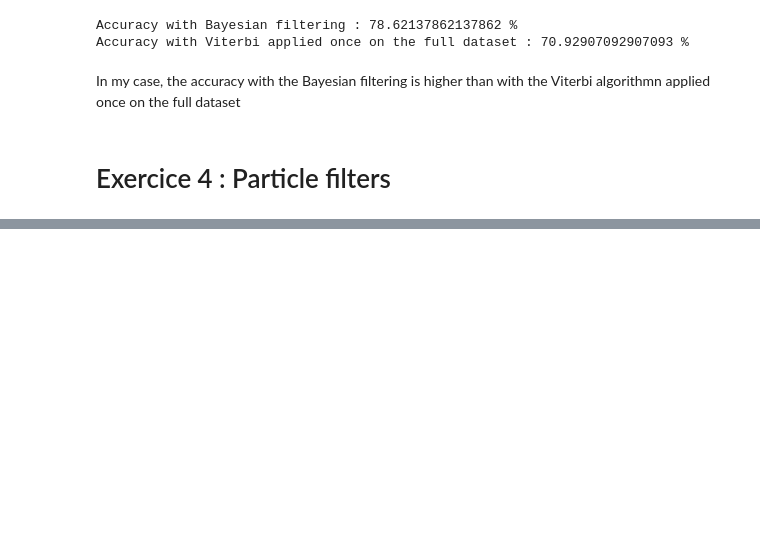
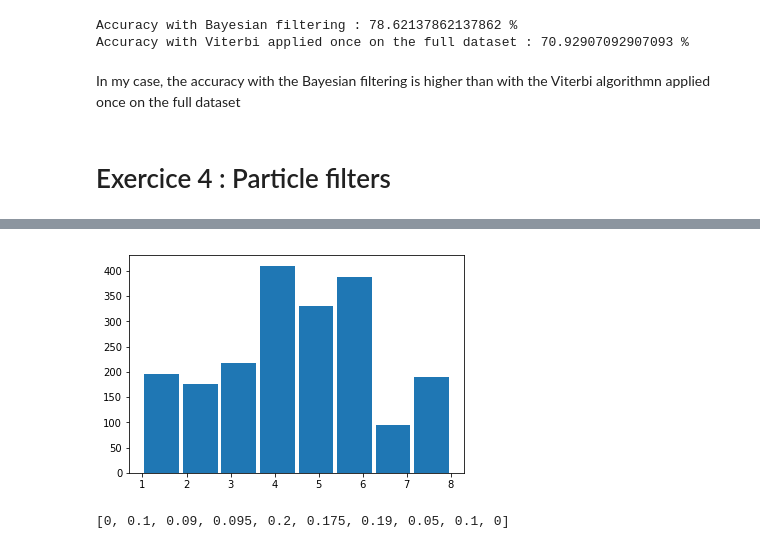
Before and after one commit to romainver/Computational-Statistics, a Jupyter notebook: Stat.ipynb, the cells around one changed output, grey strips where cells are left out. Saved outputs shown, nothing was run; the diff lists cells and outputs as text; code cells hidden in the pictures; blank space fills up the shorter version.

```diff
--- a/Stat.ipynb
+++ b/Stat.ipynb
@@ -299,0 +330,20 @@ Accuracy with Viterbi applied once on the full dataset : 70.92907092907093 %
+# %%
+#exercice 1 p 10
+
+#probability density function
+pdf = [0,0.1, 0.09, 0.095, 0.2, 0.175, 0.190, 0.05, 0.1,0]
+#possible choices
+choices = [0,1,2,3,4,5,6,7,8,9]
+# number of samples to generate
+n_samples = 2000
+#array used to store the samples
+samples = []
+for i in range(n_samples):
+    #generate sample using np built-in function choice
+    samples.append(np.random.choice(choices,1, p=pdf)[0])
+#plot histogram of the distribution
+plt.hist(samples,bins=8,rwidth=0.9, histtype="bar")
+plt.show()
+# %% [output]
+[figure, added]
+[0, 0.1, 0.09, 0.095, 0.2, 0.175, 0.19, 0.05, 0.1, 0]
```
Also changed, not shown: parts of 6 cells of this notebook.
